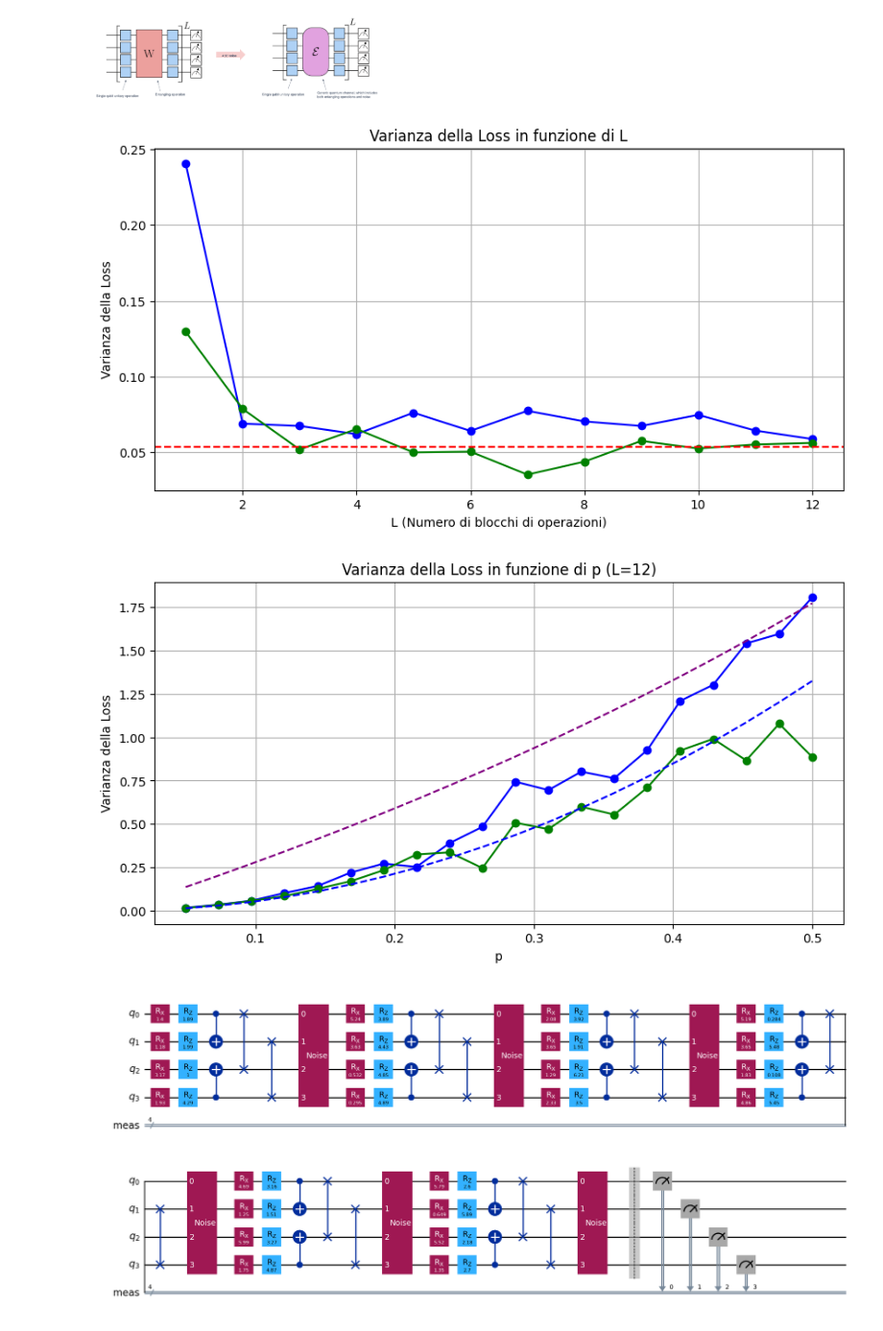
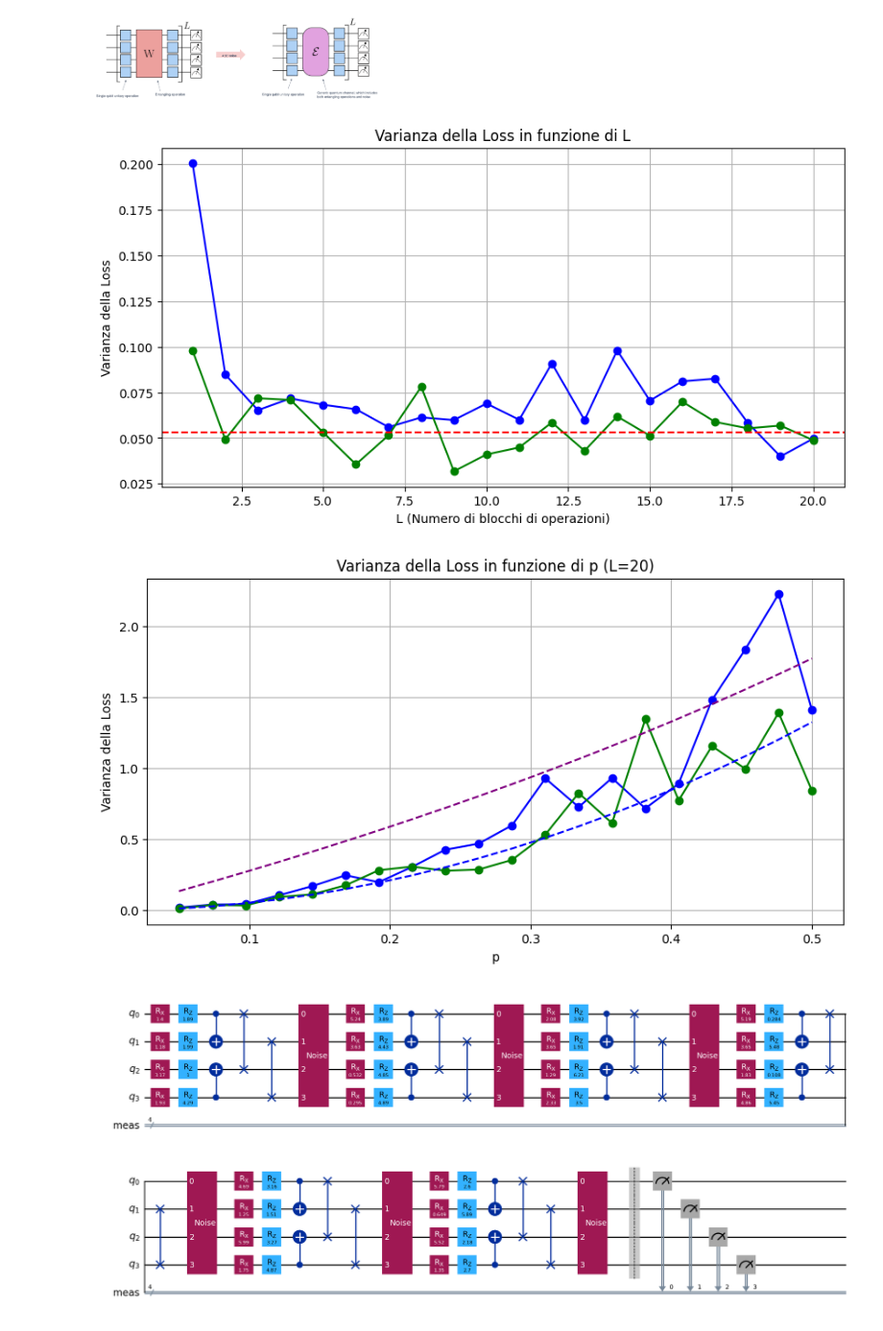
Before and after one commit to sebastianopian/QC.exam, a Jupyter notebook: 00_program.ipynb, the cells around one changed output. Shown at 96% size. Cells and saved outputs as stored; diff of their text form; code cells hidden in the pictures.

```diff
--- a/00_program.ipynb
+++ b/00_program.ipynb
@@ -156,8 +154,8 @@ from functools import reduce
 
 # Parametri
 n = 4  # Numero di qubit
-shots = 100  # Numero di esecuzioni
-L_values_range = 12  # Numero massimo di blocchi di operazioni
+shots = 50  # Numero di esecuzioni
+L_values_range = 20  # Numero massimo di blocchi di operazioni
 p = 0.1  # Probabilità di applicare lo stato GHZ
 h = 1  # Coefficiente nell'Hamiltoniano
 
@@ -294,35 +292,35 @@ for p in p_values:
         L_values_shots1.append(L_value1)
     L_values_all[p] = L_values_shots
     L_values_all1[p] = L_values_shots1
 
 L_means = {p: np.mean(L_values_all[p]) for p in p_values}
 L_variances = {p: np.var(L_values_all[p]) for p in p_values}
 L_means1 = {p: np.mean(L_values_all1[p]) for p in p_values}
 L_variances1 = {p: np.var(L_values_all1[p]) for p in p_values}
 
 var_values = list(L_variances.values())
 L_values = list(L_means.values())
 var_values1 = list(L_variances1.values())
 L_values1 = list(L_means1.values())
 var_values1 = np.array(var_values1, dtype=float)
 
 y = 5.3*p_values**2
 z= 0.04*p_values**2 + (p_values/(2-p_values))*5.29
 
 # Plot della varianza in funzione di p
 plt.figure(figsize=(10, 5))
 plt.plot(p_values, var_values, marker='o', linestyle='-', color='b')
 plt.plot(p_values, var_values1, marker='o', linestyle='-', color='g')
 plt.plot(p_values, y, marker='', linestyle='--', color='b')
 plt.plot(p_values, z, marker='', linestyle='--', color='purple')
 plt.xlabel('p')
 plt.ylabel('Varianza della Loss')
 plt.title(f'Varianza della Loss in funzione di p (L={L_values_range})')
 plt.grid(True)
 plt.show()
 # %% [output]
-[figure, old version]
+[figure, new version]
-[figure, old version]
+[figure, new version]
 # %%
 from qiskit.circuit import Gate
 
```
Also changed, not shown: parts of 1 cell of this notebook.
